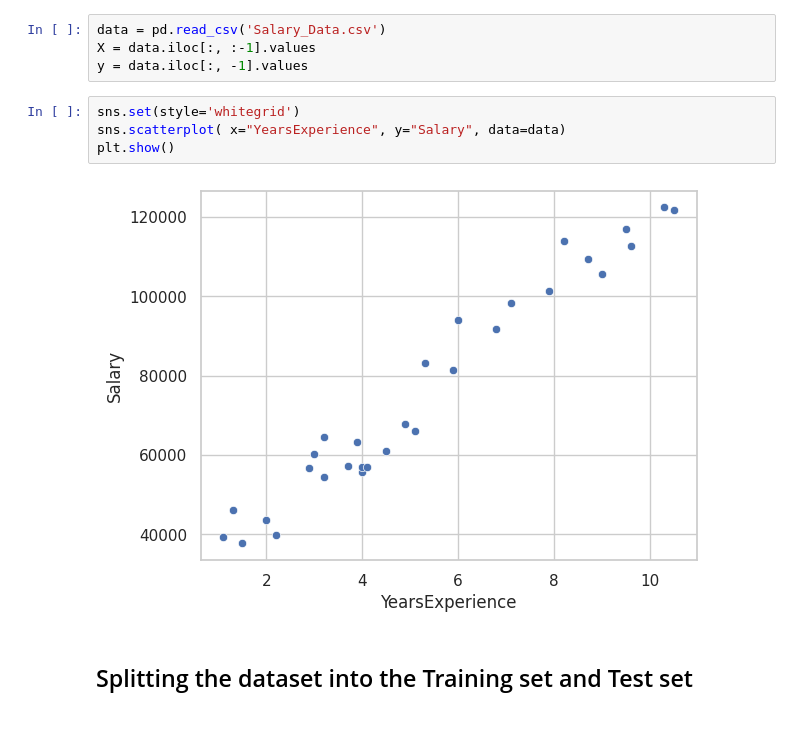
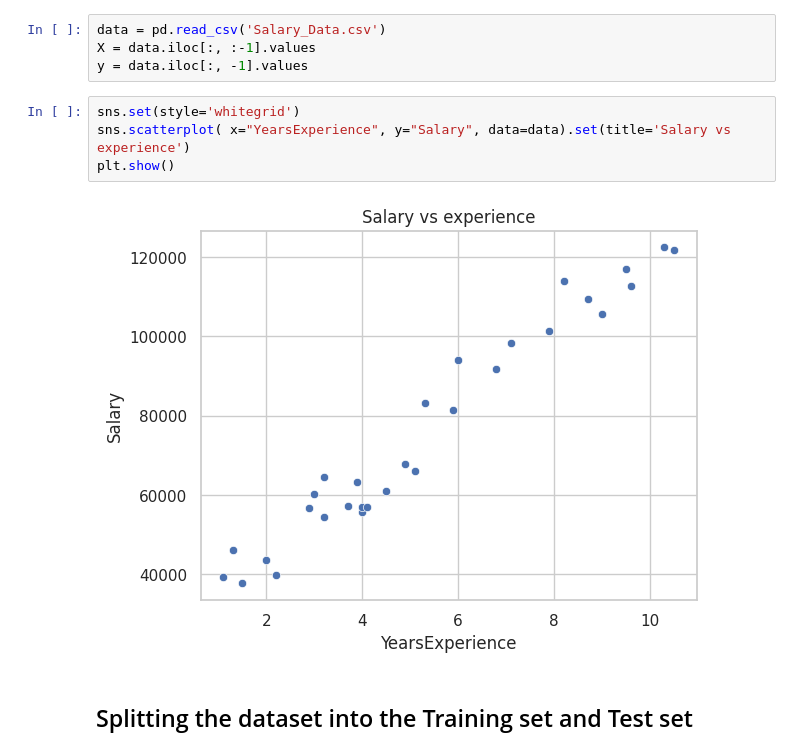
Before and after one commit to Ivanmsci/Data, a Jupyter notebook: 1-simple_linear_regression.ipynb, the cells around one changed output. Saved outputs shown, nothing was run; the diff lists cells and outputs as text; blank space fills up the shorter version.

```diff
--- a/1-simple_linear_regression.ipynb
+++ b/1-simple_linear_regression.ipynb
@@ -22,10 +22,10 @@ X = data.iloc[:, :-1].values
 y = data.iloc[:, -1].values
 # %%
 sns.set(style='whitegrid')
-sns.scatterplot( x="YearsExperience", y="Salary", data=data)
+sns.scatterplot( x="YearsExperience", y="Salary", data=data).set(title='Salary vs experience')
 plt.show()
 # %% [output]
-[figure, old version]
+[figure, new version]
 # %% [markdown]
 ## Splitting the dataset into the Training set and Test set
 # %%
```
Also changed, not shown: 7 other files.
